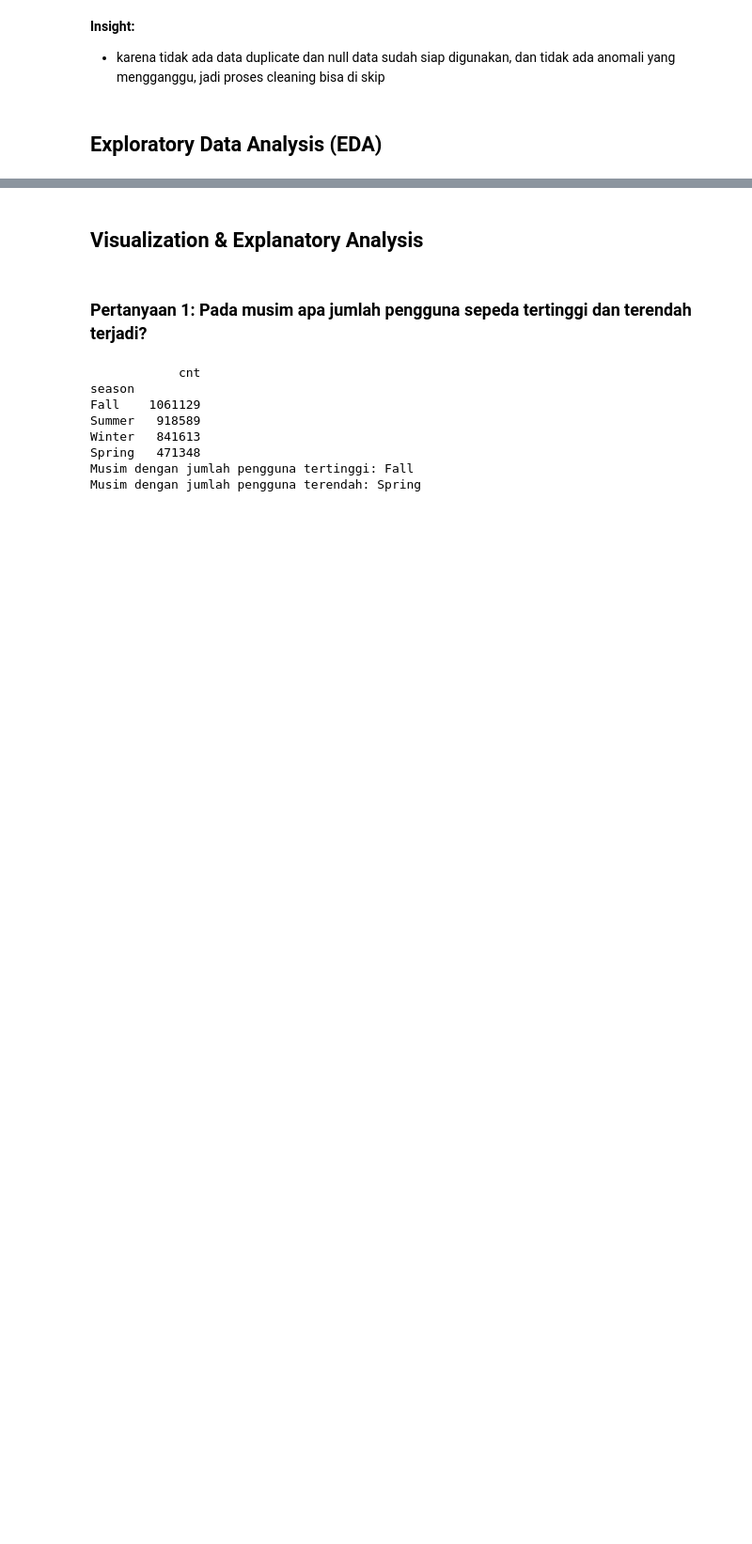
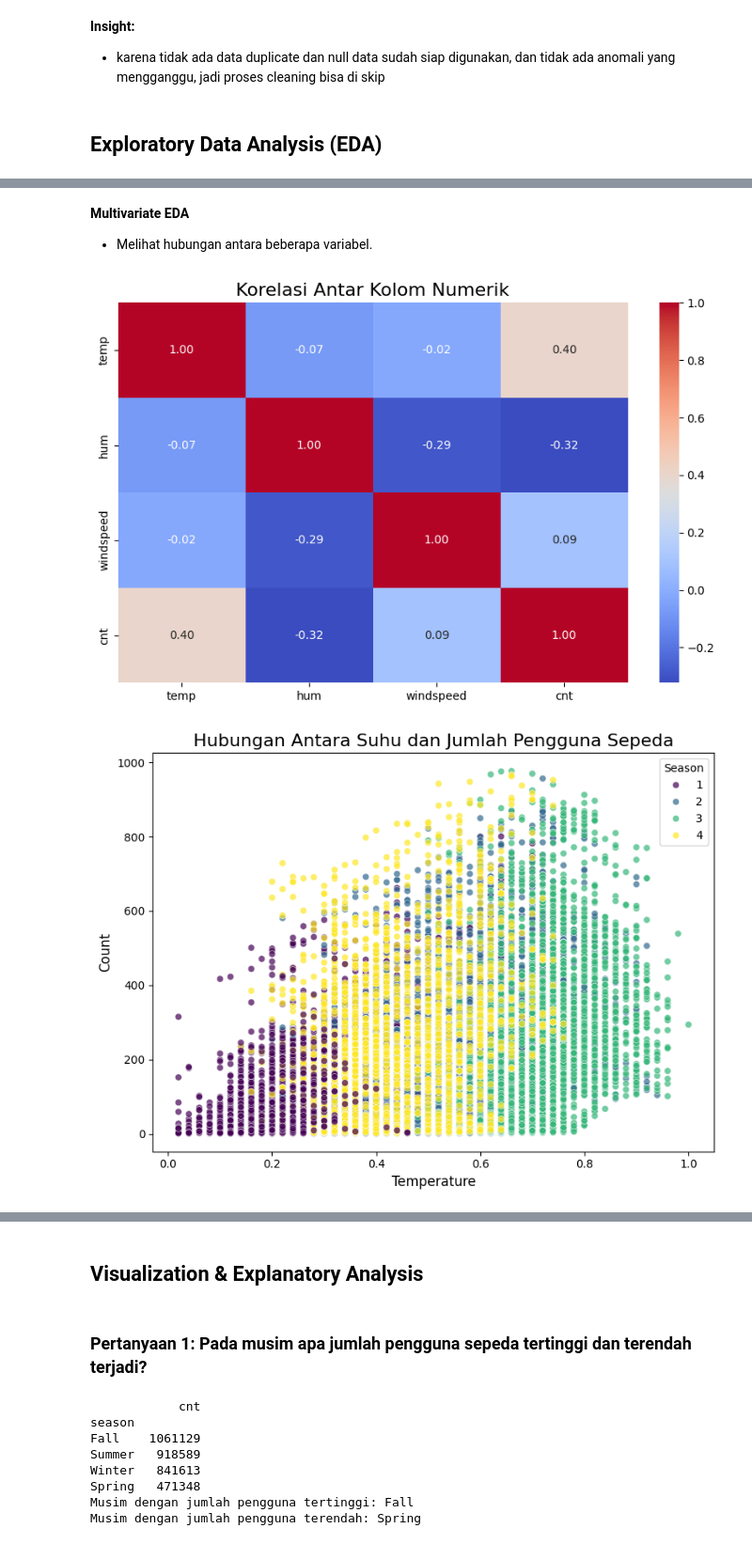
Before and after one commit to SamsulAripin77/submission_dicoding_data_analis_bike_sharing, a Jupyter notebook: notebook.ipynb, the cells around one changed output, grey strips where cells are left out. Shown at 94% size. Drawn from its saved outputs; the diff is of its cells as text; code cells hidden in the pictures; blank space fills up the shorter version.

```diff
--- a/notebook.ipynb
+++ b/notebook.ipynb
@@ -157,0 +263,33 @@ dtype: int64
+# %% [markdown]
+**Multivariate EDA**
+- Melihat hubungan antara beberapa variabel.
+# %%
+# Heatmap korelasi antara kolom numerik
+plt.figure(figsize=(10, 6))
+sns.heatmap(bike_hour[numerical_columns].corr(), annot=True, cmap='coolwarm', fmt=".2f")
+plt.title('Korelasi Antar Kolom Numerik', fontsize=16)
+plt.show()
+
+# Hubungan antara jumlah pengguna sepeda (cnt) dan suhu (temp)
+plt.figure(figsize=(8, 6))
+sns.scatterplot(data=bike_hour, x='temp', y='cnt', hue='season', palette='viridis', alpha=0.7)
+plt.title('Hubungan Antara Suhu dan Jumlah Pengguna Sepeda', fontsize=16)
+plt.xlabel('Temperature', fontsize=12)
+plt.ylabel('Count', fontsize=12)
+plt.legend(title='Season')
+plt.tight_layout()
+plt.show()
+
+# Tren harian (cnt vs dteday)
+bike_hour['dteday'] = pd.to_datetime(bike_hour['dteday'])
+daily_data = bike_hour.groupby('dteday')['cnt'].sum().reset_index()
+plt.figure(figsize=(12, 6))
+sns.lineplot(data=daily_data, x='dteday', y='cnt', color='blue')
+plt.title('Tren Harian Penggunaan Sepeda', fontsize=16)
+plt.xlabel('Tanggal', fontsize=12)
+plt.ylabel('Jumlah Pengguna', fontsize=12)
+plt.tight_layout()
+plt.show()
+# %% [output]
+[figure, added]
+[figure, added]
```
Also changed, not shown: parts of 35 cells of this notebook.
